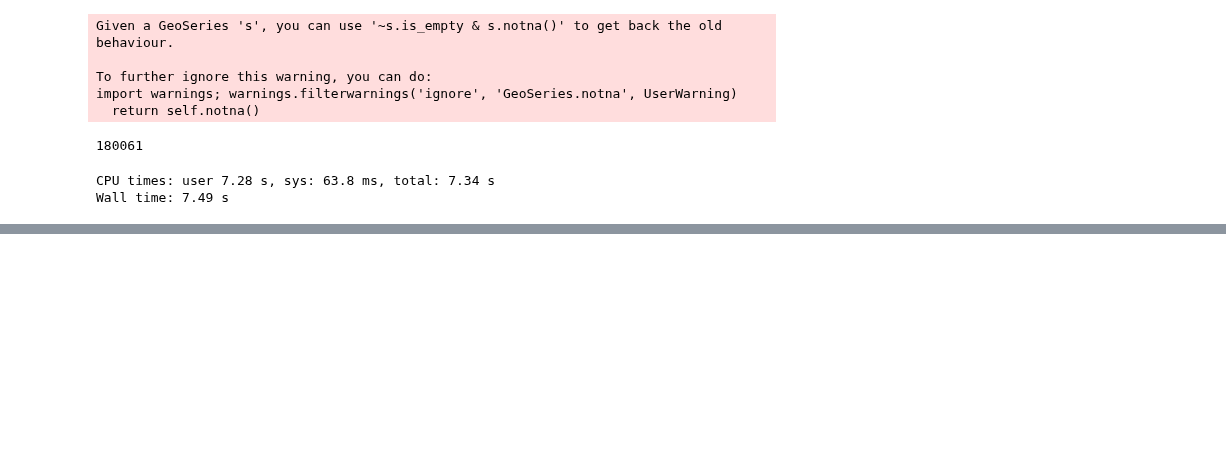
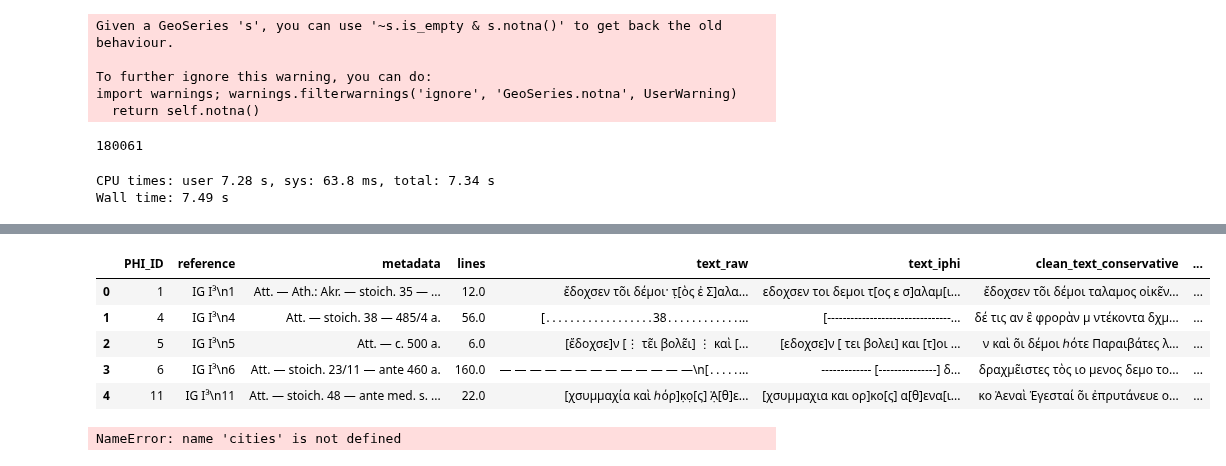
Before and after one commit to sdam-au/GI_ETL, a Jupyter notebook: scripts/1_8_POLIS&URBAN-CONTEXT.ipynb, the cells around one changed output, grey strips where cells are left out. Drawn from its saved outputs; the diff is of its cells as text; code cells hidden in the pictures; blank space fills up the shorter version.

Commit message:
polis mapped

```diff
--- a/scripts/1_8_POLIS&URBAN-CONTEXT.ipynb
+++ b/scripts/1_8_POLIS&URBAN-CONTEXT.ipynb
@@ -187,0 +209,14 @@ GISTgeo.head(10)
+# %%
+GISTgeo.rename(columns={"name": "polis_name"}, inplace=True)
+# %%
+GISTgeo["polis_id"] = GISTgeo["polis_name"].apply(lambda x: x.partition("-")[0])
+GISTgeo["polis_name"] = GISTgeo["polis_name"].apply(lambda x: x.partition("-")[2])
+# %%
+GISTgeo.head(5)
+# %% [output]
+|  | PHI_ID | reference | metadata | lines | text_raw | text_iphi | clean_text_conservative | ... |
+| 0 | 1 | IG I³\n1 | Att. — Ath.: Akr. — stoich. 35 — ... | 12.0 | ἔδοχσεν το͂ι δέμοι· τ̣[ὸς ἐ Σ]αλα... | εδοχσεν τοι δεμοι τ[ος ε σ]αλαμ[ι... | ἔδοχσεν το͂ι δέμοι ταλαμος οἰκε͂ν... | ... |
+| 1 | 4 | IG I³\n4 | Att. — stoich. 38 — 485/4 a. | 56.0 | [․․․․․․․․․․․․․․․․․․38․․․․․․․․․․․․... | [--------------------------------... | δέ τις αν ἒ φρορὰν μ ντέκοντα δχμ... | ... |
+| 2 | 5 | IG I³\n5 | Att. — c. 500 a. | 6.0 | [ἔδοχσε]ν [⋮ τε͂ι βολε͂ι] ⋮ καὶ [... | [εδοχσε]ν [ τει βολει] και [τ]οι ... | ν καὶ ο͂ι δέμοι ℎότε Παραιβάτες λ... | ... |
+| 3 | 6 | IG I³\n6 | Att. — stoich. 23/11 — ante 460 a. | 160.0 | — — — — — — — — — — — — —\n[․․․․․... | ------------- [---------------] δ... | δραχμε͂ιστες τὸς ιο μενος δεμο το... | ... |
+| 4 | 11 | IG I³\n11 | Att. — stoich. 48 — ante med. s. ... | 22.0 | [χσυμμαχία καὶ ℎόρ]κ̣ο̣[ς] Ἀ̣[θ]ε... | [χσυμμαχια και ορ]κο[ς] α[θ]ενα[ι... | κο Ἀεναὶ Ἐγεσταί ο͂ι ἐπρυτάνευε ο... | ... |
@@ -188,2 +229,7 @@ GISTgeo.head(10)
 # %%
 # TO-DO: add Hansons cities following the same logic as above
+# %%
+cities_id_name_dict = dict(zip(cities["ID"], cities["Ancient Toponym"]))
+cities_id_pop_dict = dict(zip(cities["ID"], cities["pop_est"]))
+# %% [output]
+NameError: name 'cities' is not defined
```
Also changed, not shown: parts of 6 cells of this notebook.
